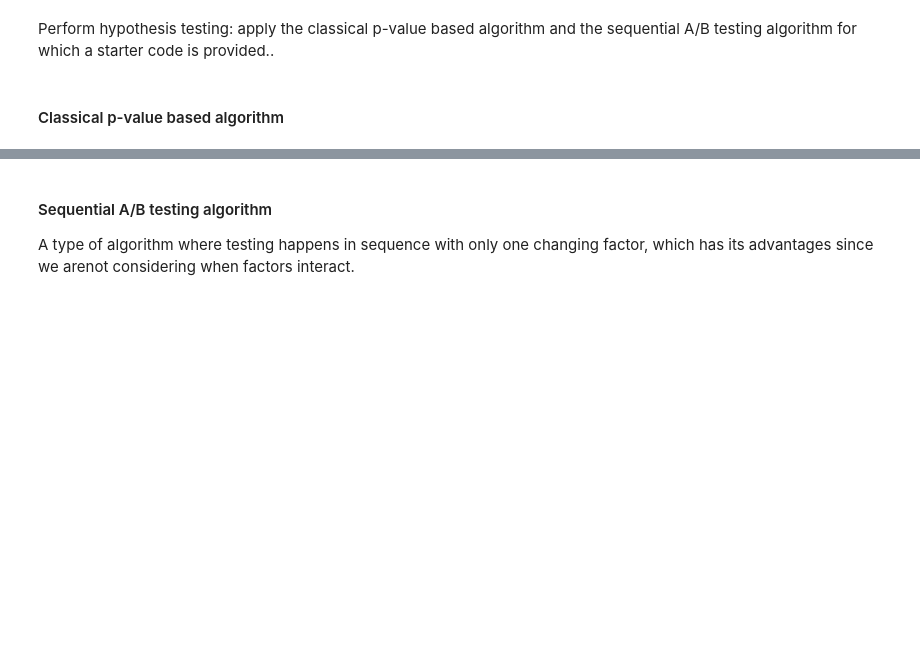
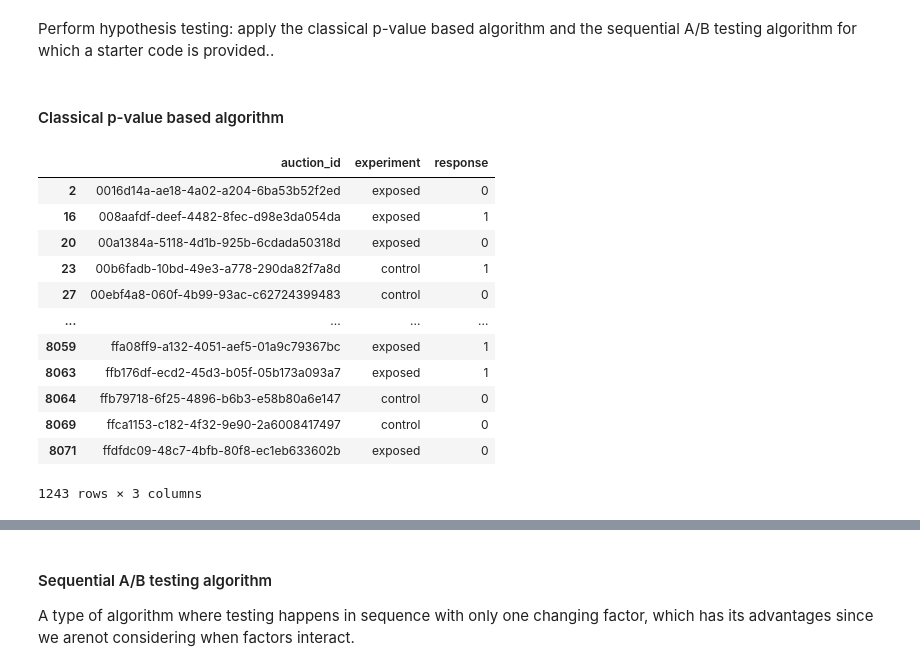
Before and after one commit to DiboraHaile/Testing-A-B, a Jupyter notebook: notebooks/classical_A-B_testing_analysis.ipynb, the cells around one changed output, grey strips where cells are left out. Saved outputs shown, nothing was run; the diff lists cells and outputs as text; code cells hidden in the pictures; blank space fills up the shorter version.

```diff
--- a/notebooks/classical_A-B_testing_analysis.ipynb
+++ b/notebooks/classical_A-B_testing_analysis.ipynb
@@ -170,3 +172,21 @@ We will do further analysis to see if our inference is correct.
 Perform hypothesis testing: apply the classical p-value based algorithm and the  sequential A/B testing algorithm for which a starter code is provided..
 # %% [markdown]
 #### Classical p-value based algorithm
+# %%
+data_a_b = df_response[["auction_id","experiment","yes"]]
+data = data_a_b.rename(columns={"yes":"response"})
+data
+# %% [output]
+|  | auction_id | experiment | response |
+| 2 | 0016d14a-ae18-4a02-a204-6ba53b52f2ed | exposed | 0 |
+| 16 | 008aafdf-deef-4482-8fec-d98e3da054da | exposed | 1 |
+| 20 | 00a1384a-5118-4d1b-925b-6cdada50318d | exposed | 0 |
+| 23 | 00b6fadb-10bd-49e3-a778-290da82f7a8d | control | 1 |
+| 27 | 00ebf4a8-060f-4b99-93ac-c62724399483 | control | 0 |
+| ... | ... | ... | ... |
+| 8059 | ffa08ff9-a132-4051-aef5-01a9c79367bc | exposed | 1 |
+| 8063 | ffb176df-ecd2-45d3-b05f-05b173a093a7 | exposed | 1 |
+| 8064 | ffb79718-6f25-4896-b6b3-e58b80a6e147 | control | 0 |
+| 8069 | ffca1153-c182-4f32-9e90-2a6008417497 | control | 0 |
+| 8071 | ffdfdc09-48c7-4bfb-80f8-ec1eb633602b | exposed | 0 |
+1243 rows × 3 columns
```
Also changed, not shown: parts of 7 cells of this notebook.
